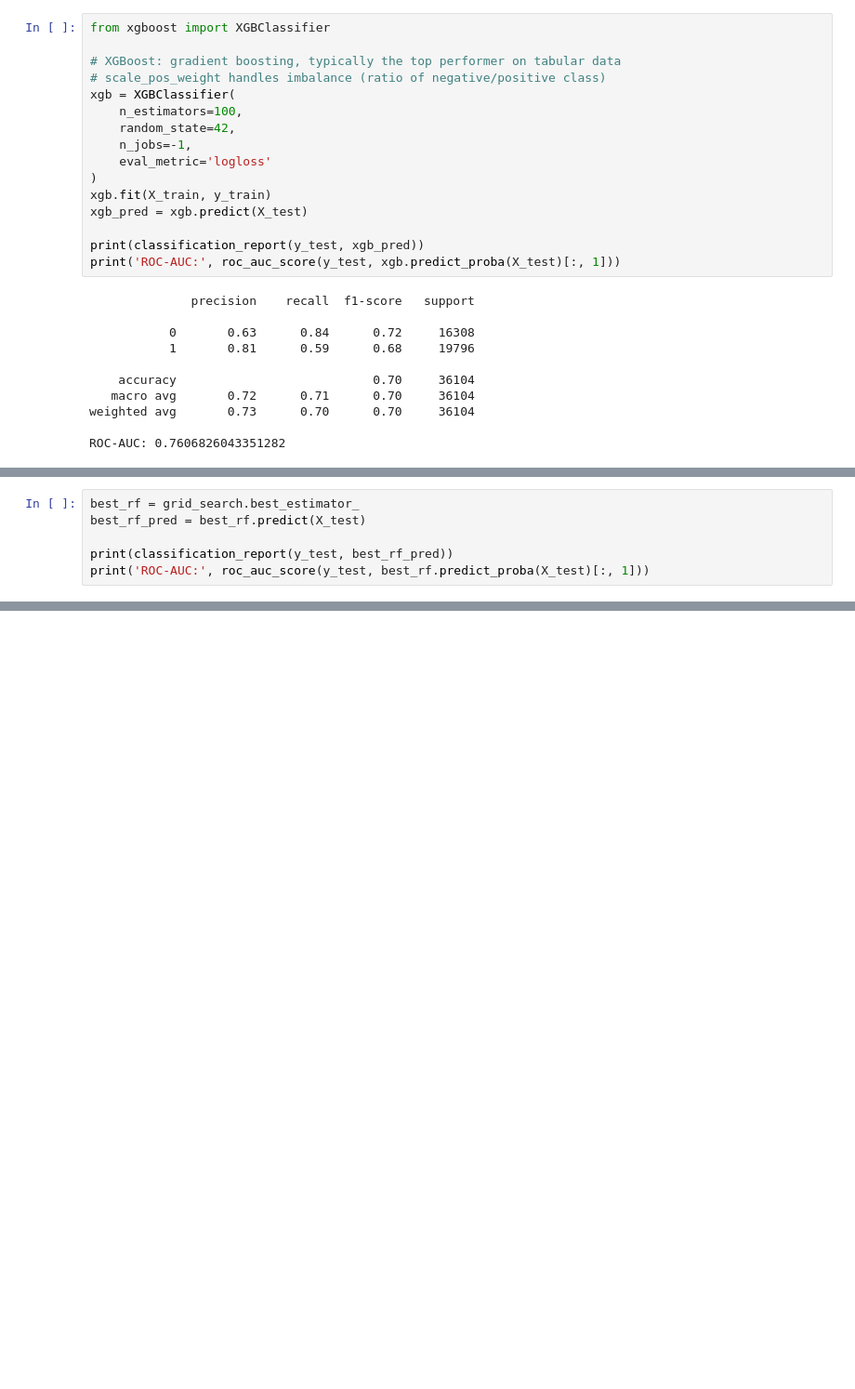
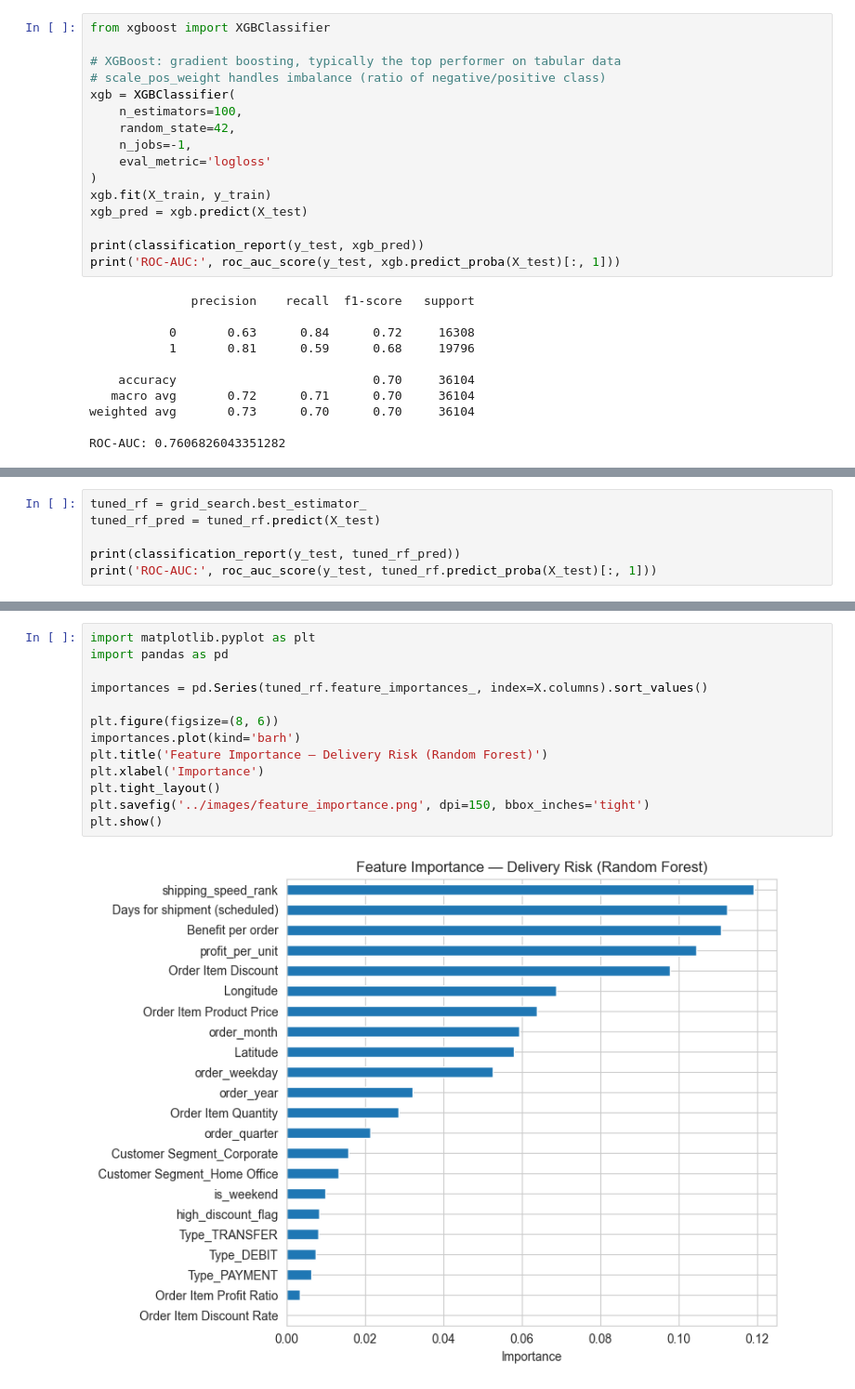
Before and after one commit to AayushAswal27/Supply-Chain-Delivery-Risk-Intelligence, a Jupyter notebook: notebooks/supply_chain.ipynb, the cells around one changed output, grey strips where cells are left out. Shown at 93% size. Drawn from its saved outputs; the diff is of its cells as text; blank space fills up the shorter version.

Commit message:
Phase 5 cleanup: duplicate check, overfitting analysis, feature importance

```diff
--- a/notebooks/supply_chain.ipynb
+++ b/notebooks/supply_chain.ipynb
@@ -723,9 +729,9 @@ Best CV ROC-AUC: 0.7823423417145138
 # %%
-best_rf = grid_search.best_estimator_
-best_rf_pred = best_rf.predict(X_test)
+tuned_rf = grid_search.best_estimator_
+tuned_rf_pred = tuned_rf.predict(X_test)
 
-print(classification_report(y_test, best_rf_pred))
-print('ROC-AUC:', roc_auc_score(y_test, best_rf.predict_proba(X_test)[:, 1]))
+print(classification_report(y_test, tuned_rf_pred))
+print('ROC-AUC:', roc_auc_score(y_test, tuned_rf.predict_proba(X_test)[:, 1]))
 # %% [output]
               precision    recall  f1-score   support
 
@@ -804,3 +867,18 @@ plt.savefig('../images/roc_curve_comparison.png', dpi=150, bbox_inches='tight')
 plt.show()
 # %% [output]
 [figure]
+# %%
+import matplotlib.pyplot as plt
+import pandas as pd
+
+importances = pd.Series(tuned_rf.feature_importances_, index=X.columns).sort_values()
+
+plt.figure(figsize=(8, 6))
+importances.plot(kind='barh')
+plt.title('Feature Importance — Delivery Risk (Random Forest)')
+plt.xlabel('Importance')
+plt.tight_layout()
+plt.savefig('../images/feature_importance.png', dpi=150, bbox_inches='tight')
+plt.show()
+# %% [output]
+[figure, added]
```
Also changed, not shown: parts of 8 cells of this notebook, 2 other files.
